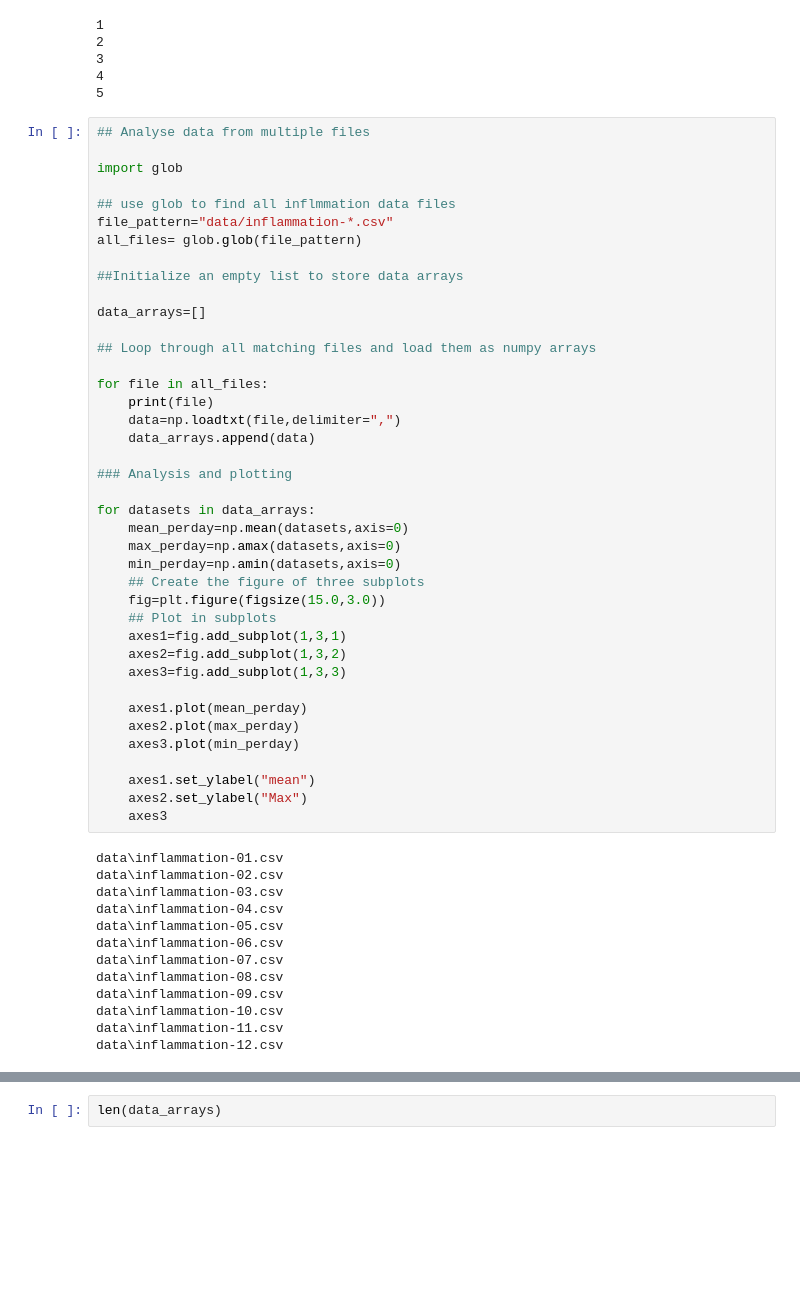
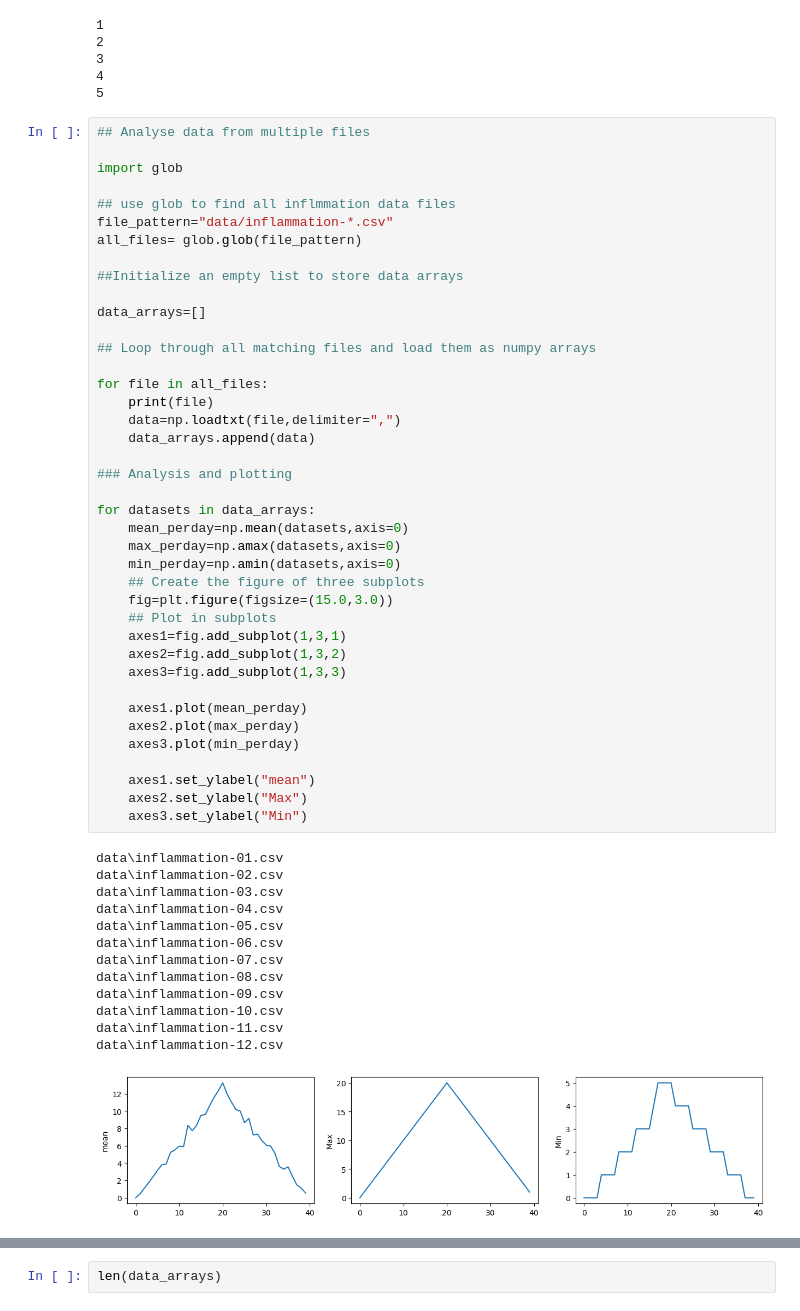
Before and after one commit to 4TUResearchData-Carpentries/software_carpentry_learner, a Jupyter notebook: python/python_day2.ipynb, the cells around one changed output, grey strips where cells are left out. Drawn from its saved outputs; the diff is of its cells as text; blank space fills up the shorter version.

```diff
--- a/python/python_day2.ipynb
+++ b/python/python_day2.ipynb
@@ -92,32 +92,33 @@ for file in all_files:
 
 for datasets in data_arrays:
     mean_perday=np.mean(datasets,axis=0)
     max_perday=np.amax(datasets,axis=0)
     min_perday=np.amin(datasets,axis=0)
     ## Create the figure of three subplots
-    fig=plt.figure(figsize(15.0,3.0))
+    fig=plt.figure(figsize=(15.0,3.0))
     ## Plot in subplots
     axes1=fig.add_subplot(1,3,1)
     axes2=fig.add_subplot(1,3,2)
     axes3=fig.add_subplot(1,3,3)
 
     axes1.plot(mean_perday)
     axes2.plot(max_perday)
     axes3.plot(min_perday)
 
     axes1.set_ylabel("mean")
     axes2.set_ylabel("Max")
-    axes3
+    axes3.set_ylabel("Min")
 # %% [output]
 data\inflammation-01.csv
 data\inflammation-02.csv
 data\inflammation-03.csv
 data\inflammation-04.csv
 data\inflammation-05.csv
 data\inflammation-06.csv
 data\inflammation-07.csv
 data\inflammation-08.csv
 data\inflammation-09.csv
 data\inflammation-10.csv
 data\inflammation-11.csv
 data\inflammation-12.csv
+[figure, added]
```
Also changed, not shown: parts of 1 cell of this notebook.
